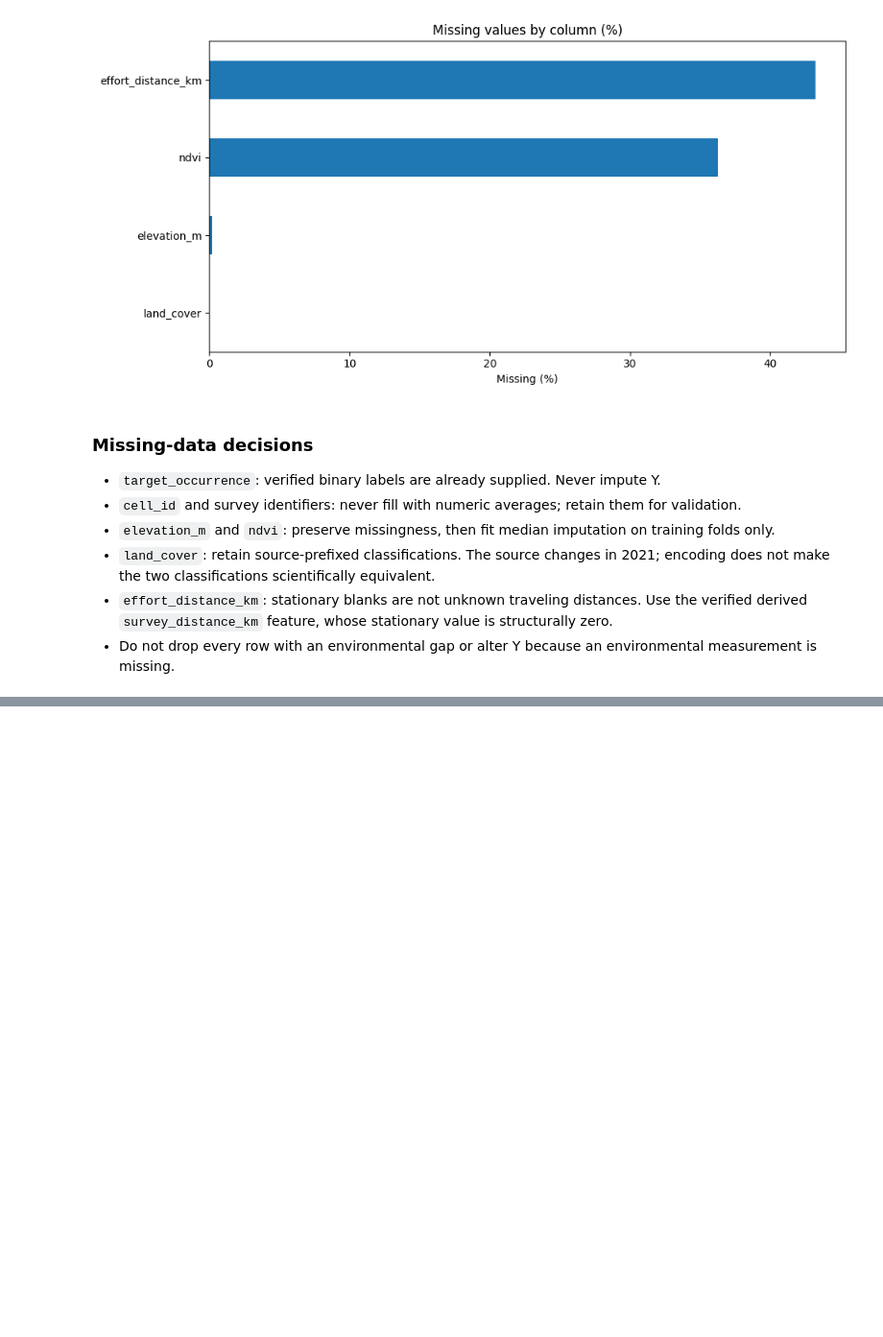
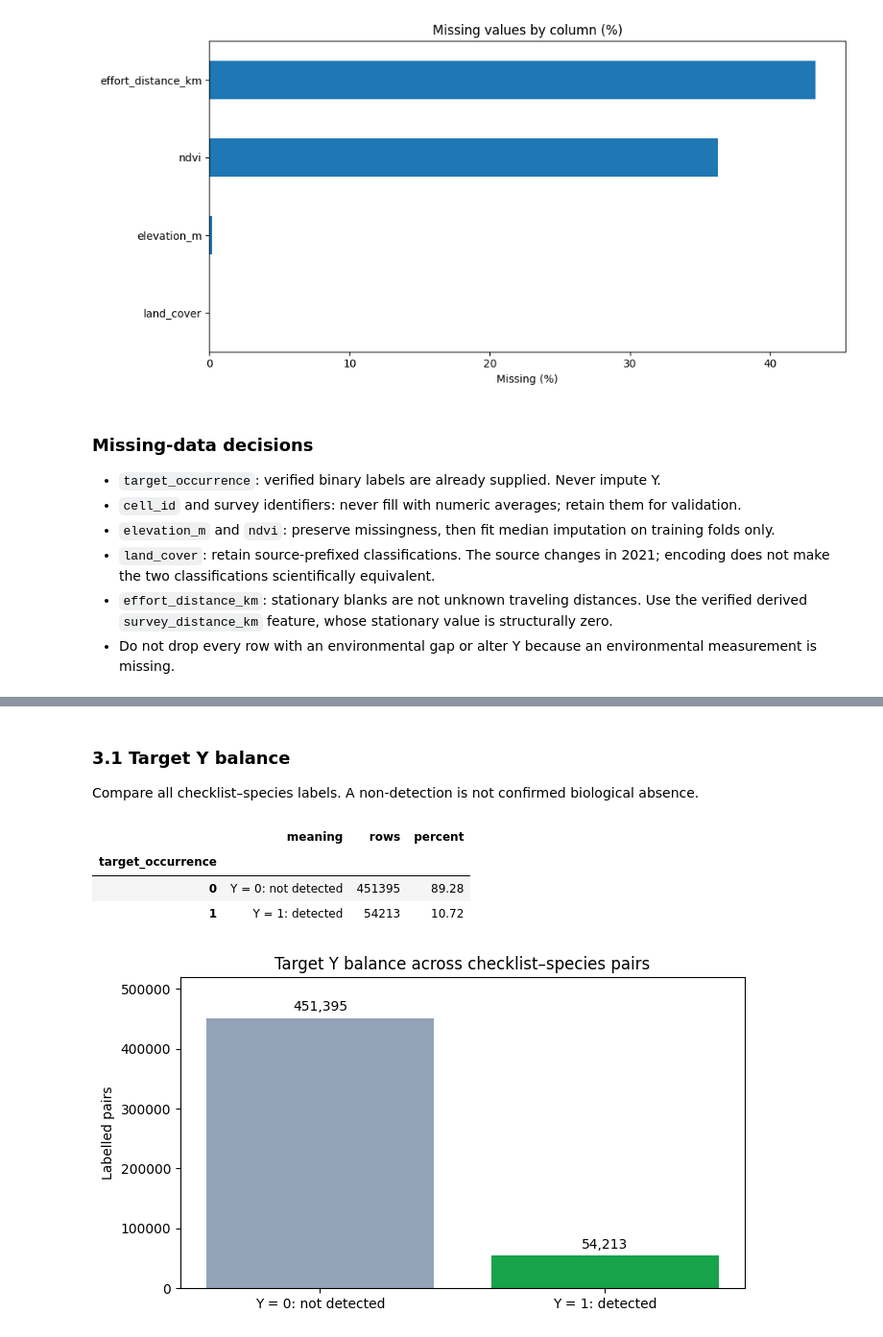
Before and after one commit to Sajiththiya/J26-IT-359, a Jupyter notebook: components/occurrence_prediction/Notebooks/01_Data_Understanding_EDA.ipynb, the cells around one changed output, grey strips where cells are left out. Shown at 96% size. Cells and saved outputs as stored; diff of their text form; code cells hidden in the pictures; blank space fills up the shorter version.

Commit message:
Analyze detection balance species patterns and geographic coverage

```diff
--- a/components/occurrence_prediction/Notebooks/01_Data_Understanding_EDA.ipynb
+++ b/components/occurrence_prediction/Notebooks/01_Data_Understanding_EDA.ipynb
@@ -171,0 +177,25 @@ plt.show()
+# %% [markdown]
+### 3.1 Target Y balance
+Compare all checklist–species labels. A non-detection is not confirmed biological absence.
+# %%
+target_counts = df['target_occurrence'].value_counts().reindex([0, 1], fill_value=0)
+target_summary = pd.DataFrame({
+    'meaning': ['Y = 0: not detected', 'Y = 1: detected'],
+    'rows': target_counts.to_numpy(),
+    'percent': (target_counts.to_numpy() / len(df) * 100).round(2)
+}, index=pd.Index([0, 1], name='target_occurrence'))
+display(target_summary)
+fig, ax = plt.subplots(figsize=(7, 4))
+bars = ax.bar(target_summary['meaning'], target_summary['rows'], color=['#94a3b8', '#16a34a'])
+ax.bar_label(bars, labels=[f'{count:,}' for count in target_summary['rows']], padding=3)
+ax.set_title('Target Y balance across checklist–species pairs')
+ax.set_ylabel('Labelled pairs')
+ax.margins(y=0.15)
+plt.tight_layout()
+plt.show()
+# %% [output]
+|  | meaning | rows | percent |
+| target_occurrence |  |  |  |
+| 0 | Y = 0: not detected | 451395 | 89.28 |
+| 1 | Y = 1: detected | 54213 | 10.72 |
+[figure, added]
```
Also changed, not shown: parts of 9 cells of this notebook.
